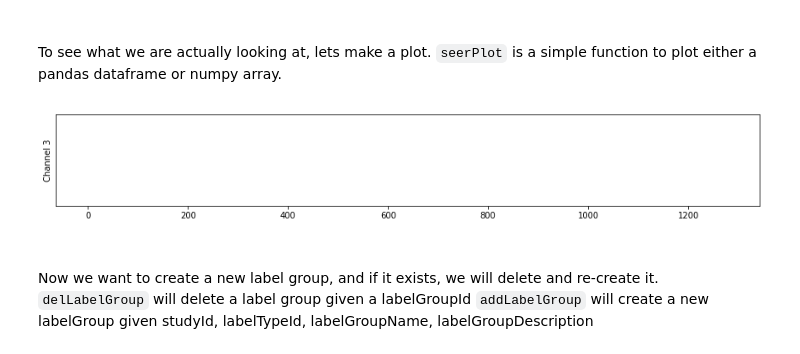
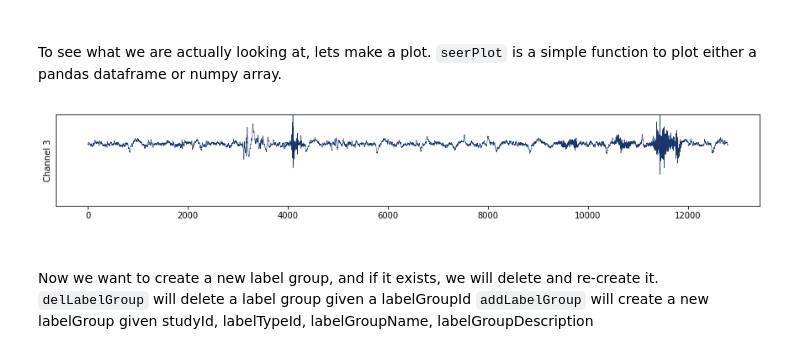
Before and after one commit to seermedical/seer-py, a Jupyter notebook: Example.ipynb, the cells around one changed output. Saved outputs shown, nothing was run; the diff lists cells and outputs as text; code cells hidden in the pictures.

```diff
--- a/Example.ipynb
+++ b/Example.ipynb
@@ -81,10 +81,10 @@ data.head()
 To see what we are actually looking at, lets make a plot. `seerPlot` is a simple function to plot either a pandas dataframe or numpy array.
 # %%
 start = 0
-end = 1280
+end = 12800
 seerPlot(x=data.iloc[start:end, 7], figSize=(15,2))
 # %% [output]
-[figure, old version]
+[figure, new version]
 # %% [markdown]
 ####
 Now we want to create a new label group, and if it exists, we will delete and re-create it.
```
Also changed, not shown: parts of 4 cells of this notebook, 3 other files.
